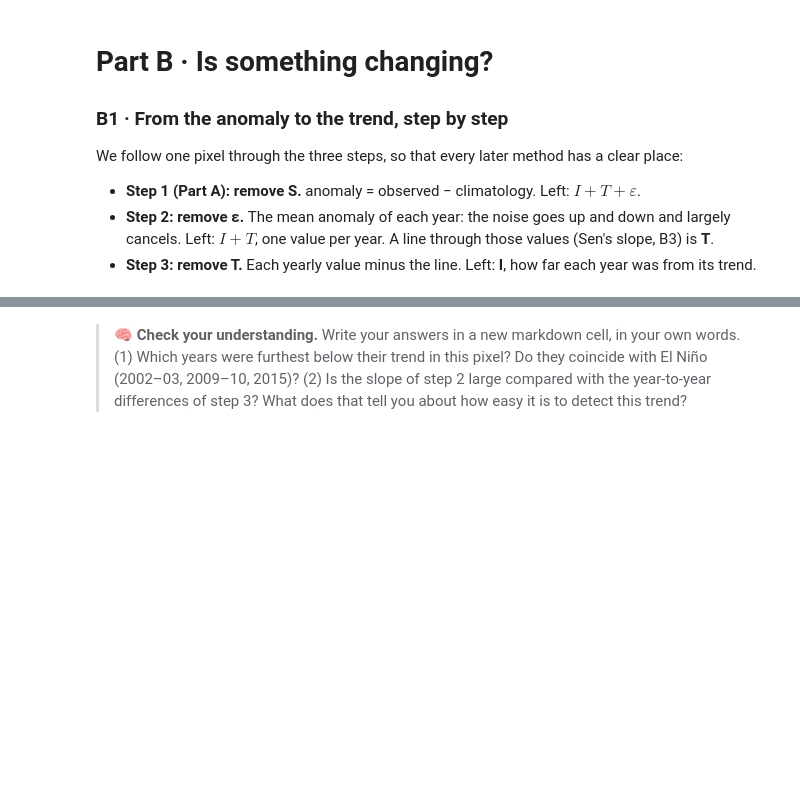
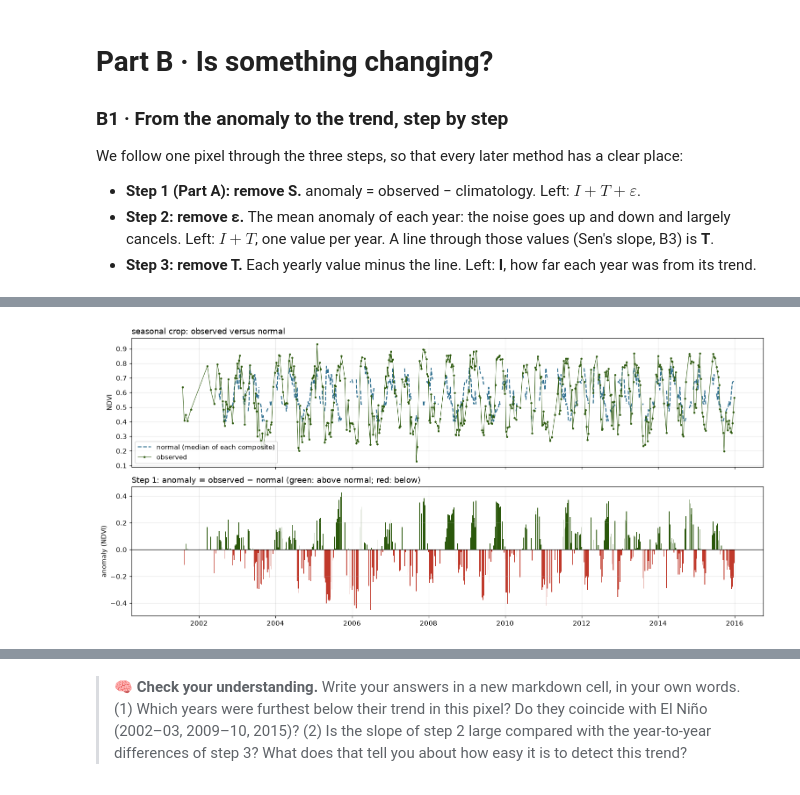
Before and after one commit to un-msc-geomatica/geoprocessing_20262, a Jupyter notebook: notebooks/week10_partB_trends.ipynb, the cells around one changed output, grey strips where cells are left out. Cells and saved outputs as stored; diff of their text form; code cells hidden in the pictures; blank space fills up the shorter version.

```diff
--- a/notebooks/week10_partB_trends.ipynb
+++ b/notebooks/week10_partB_trends.ipynb
@@ -100,3 +112,53 @@ print("Step 1 - anomaly of the first 5 composites of 2001:", anomaly_table.loc[2
+# %%
+# ---------------------------------------------------------------------------
+# Visualising Step 1: the observed series, the normal series and their difference
+# ---------------------------------------------------------------------------
+# Step 1 subtracted the climatology (the "typical year") from every value.
+# Seen as a table it is hard to read, so here we put everything back in time
+# order and draw it as a time series: what happened, what usually happens at
+# that time of year, and the gap between the two (the anomaly).
+
+# table_to_series undoes year_period_table: it reads the table row by row
+# (2001 composite 1, 2001 composite 2, ..., 2015 composite 46) and returns a
+# numpy array in time order. Being numpy arrays, they have no ".values".
+obs_s = tt.table_to_series(table)              # the observed NDVI (NaN where there was no data)
+
+# "table * 0" gives a table of the same shape filled with zeros (NaN stays NaN);
+# adding clim["centre"] fills each column with the median of its composite.
+# The result is the typical year repeated in every year, aligned with the data.
+normal = table * 0 + clim["centre"]
+norm_s = tt.table_to_series(normal)            # the normal value for each date
+
+anom_s = tt.table_to_series(anomaly_table)     # the anomaly: observed minus normal
+d = dates[:len(obs_s)]                         # one date per value, in the same order
+
+# Two panels, one above the other, sharing the same time axis
+fig, axes = plt.subplots(2, 1, figsize=(14, 6.5), sharex=True)
+
+# --- Top panel: observed versus normal ---
+# The observed line is drawn only where there is data: otherwise the NaN
+# would break it into many short pieces. ok is True for every value with data.
+ok = ~np.isnan(obs_s)
+axes[0].plot(d, norm_s, "--", color="#2F6F8F", lw=1.5,
+             label="normal (median of each composite)")
+axes[0].plot(d[ok], obs_s[ok], "o-", ms=2, lw=0.7, color="#2B580C",
+             label="observed")
+axes[0].set_ylabel("NDVI")
+axes[0].legend(loc="lower left")
+axes[0].set_title(f"{name}: observed versus normal", loc="left")
+
+# --- Bottom panel: the anomaly, i.e. the vertical gap between the two lines above ---
+# tt.bars draws green bars above zero (above normal) and red bars below zero.
+tt.bars(axes[1], d, anom_s, width=7)           # width in days: one composite is 8 days
+axes[1].axhline(0, color="k", lw=0.8)          # the zero line: "exactly normal"
+axes[1].set_ylabel("anomaly (NDVI)")
+axes[1].set_title("Step 1: anomaly = observed − normal (green: above normal; red: below)",
+                  loc="left")
+
+plt.tight_layout()                             # adjust the margins so that titles and labels do not overlap
+plt.show()
+# %% [output]
+[figure, added]
 # %%
 # Step 2 - remove the noise: the mean of each ROW of the anomaly table (one value per year).
 # min_share=0.6: a year needs at least 60 % of its 46 composites with data, otherwise it is left out (NaN)
```
Also changed, not shown: parts of 39 cells of this notebook.
